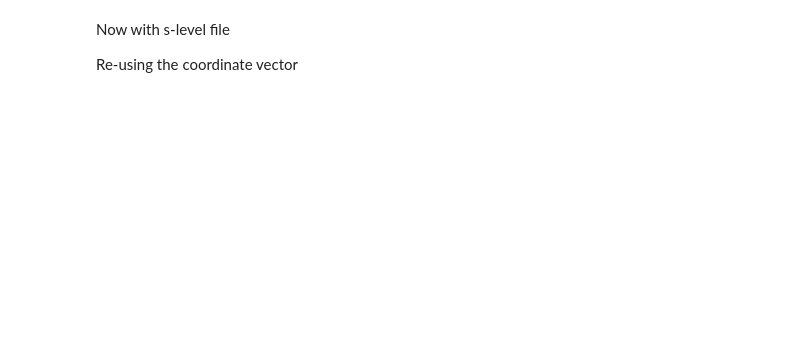
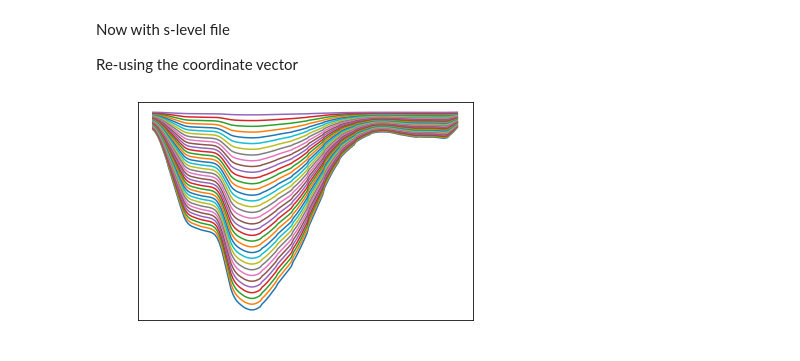
Before and after one commit to sintefmath/reduced-gravity-ocean-model, a Jupyter notebook: notebooks/densitiyProfiles.ipynb, the cells around one changed output. Cells and saved outputs as stored; diff of their text form; code cells hidden in the pictures; blank space fills up the shorter version.

```diff
--- a/notebooks/densitiyProfiles.ipynb
+++ b/notebooks/densitiyProfiles.ipynb
@@ -207,0 +205,5 @@ for i in range(len(lats)):
+# %%
+for s in range(len(s_rhos)):
+    plt.plot(sdepths[:,s])
+# %% [output]
+[figure, added]
```
Also changed, not shown: parts of 17 cells of this notebook.
